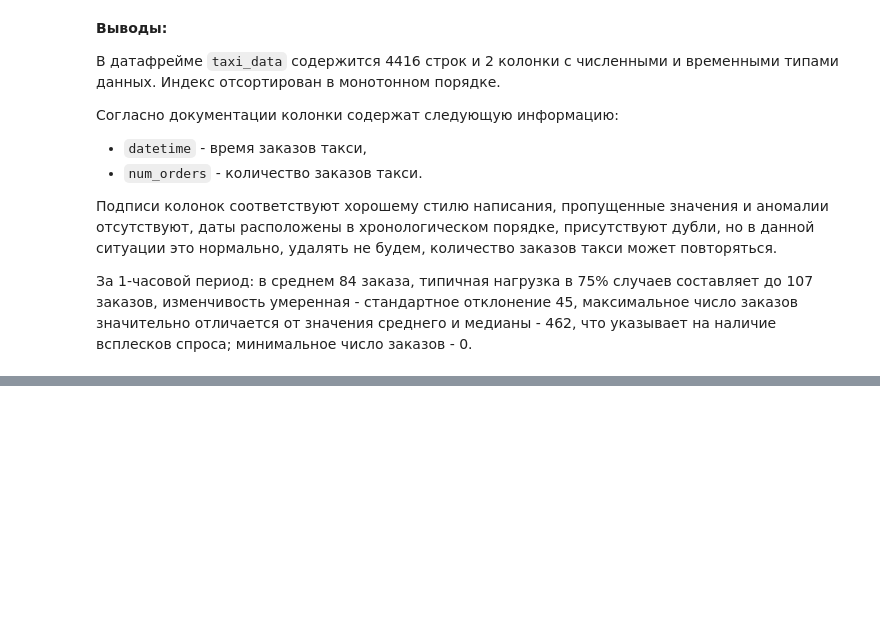
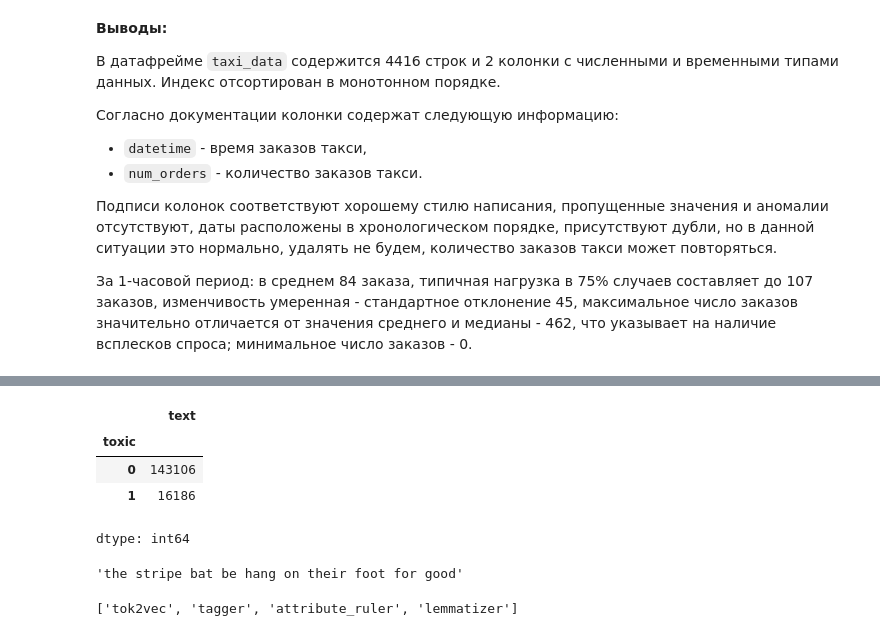
Before and after one commit to trotsak/text, a Jupyter notebook: text_ml_pre.ipynb, the cells around one changed output, grey strips where cells are left out. Cells and saved outputs as stored; diff of their text form; code cells hidden in the pictures; blank space fills up the shorter version.

```diff
--- a/text_ml_pre.ipynb
+++ b/text_ml_pre.ipynb
@@ -339,0 +405,8 @@ Cписок названий столбцов в датафрейме comments_d
+# %%
+comments_data.groupby('toxic')['text'].count()
+# %% [output]
+|  | text |
+| toxic |  |
+| 0 | 143106 |
+| 1 | 16186 |
+dtype: int64
@@ -339,0 +434,8 @@ Cписок названий столбцов в датафрейме comments_d
+# %%
+lemmatize_text("The striped bats are hanging on their feet for best")
+# %% [output]
+'the stripe bat be hang on their foot for good'
+# %%
+nlp.pipe_names
+# %% [output]
+['tok2vec', 'tagger', 'attribute_ruler', 'lemmatizer']
```
Also changed, not shown: parts of 12 cells of this notebook.
